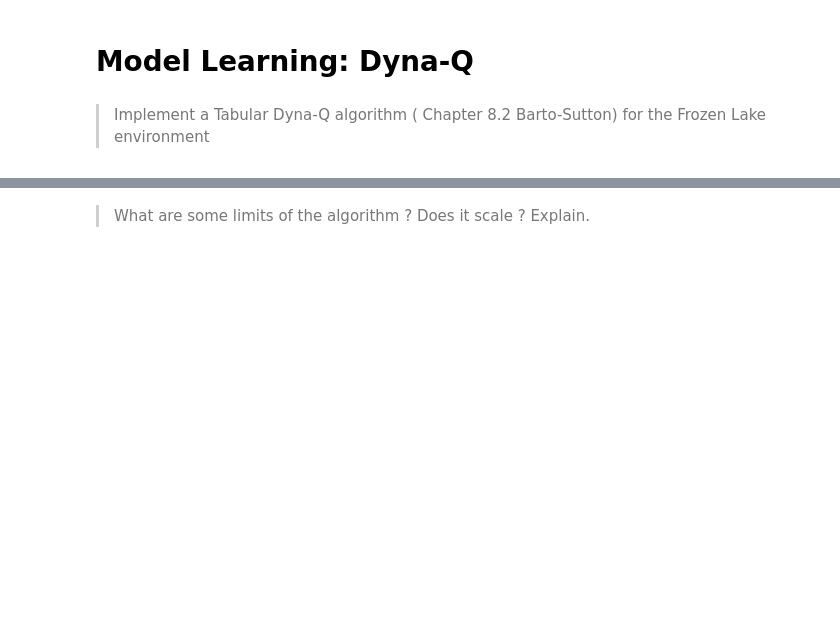
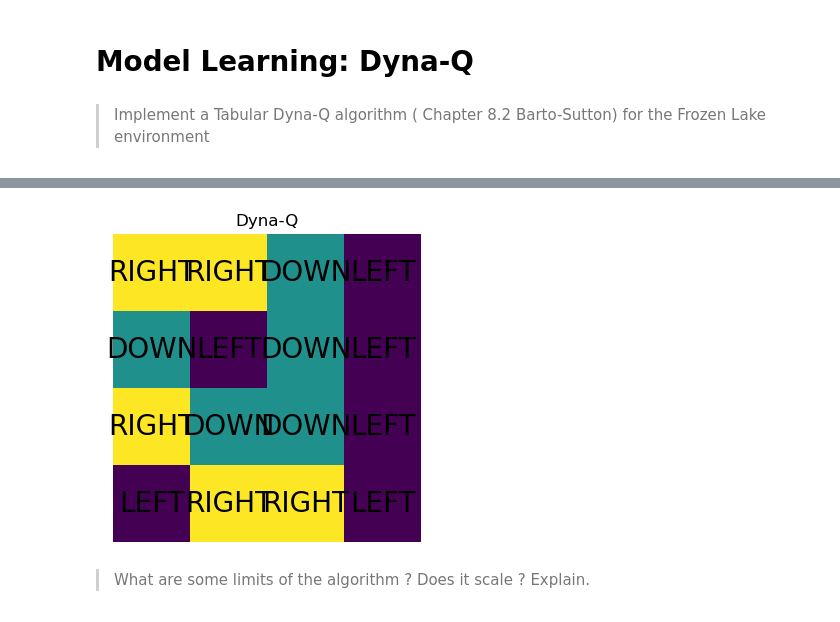
Before and after one commit to Dorin-D/m2-paris-saclay, a Jupyter notebook: reinforcement_learning/TP_3/TP_3.ipynb, the cells around one changed output, grey strips where cells are left out. Saved outputs shown, nothing was run; the diff lists cells and outputs as text; code cells hidden in the pictures; blank space fills up the shorter version.

```diff
--- a/reinforcement_learning/TP_3/TP_3.ipynb
+++ b/reinforcement_learning/TP_3/TP_3.ipynb
@@ -338,5 +523,24 @@ Planning on each iteration can be costly. You can speed things up drastically if
 > Implement a Tabular Dyna-Q algorithm ( Chapter 8.2 Barto-Sutton) for the Frozen Lake environment
 # %% [markdown]
 !["Description of Dyna Algorithm"](dyna.png)
+# %%
+#frozen lake ID_to_action
+id_to_action = {
+    None: "ORIGIN",
+    0: "LEFT",
+    1: "DOWN",
+    2: "RIGHT",
+    3: "UP",
+}
+# %%
+# display the agent's policy for every state
+def display_policy(q, id_to_action, title, figsize=(4, 4)):
+    plt.figure(figsize=figsize)
+    plt.title(title)
+    plt.imshow(np.argmax(q, axis=-1).reshape(4, 4))
+    for (j, i), label in np.ndenumerate(np.argmax(q, axis=-1).reshape(4, 4)):
+        plt.text(i, j, id_to_action[label], ha='center', va='center', fontsize=20)
+    plt.axis('off')
+    plt.show()
 # %%
 class DynaAgent:
@@ -371,0 +593,19 @@ class DynaAgent:
+# %%
+env = utils.WithSnapshots(gym.make("FrozenLake-v1",map_name="4x4",
+                             render_mode="ansi",
+                             max_episode_steps=500,
+                             is_slippery=False),)
+n_actions = env.action_space.n
+epsilon = 0.1
+alpha = 0.1
+gamma = 0.99
+agent = DynaAgent(env, epsilon, alpha, gamma)
+n_steps = 50
+for i in range(1000):
+    action = agent.choose()
+    reward,is_done, current_state, action, reward, next_state = agent.observe(action)
+    agent.update_model(current_state, action, reward, next_state)
+    if not is_done:
+        agent.planning(n_steps)
+    if is_done:
+        agent.current_state = env.reset()[0]
@@ -372,3 +648,8 @@ class DynaAgent:
+# %%
+# display
+display_policy(agent.q, id_to_action, title="Dyna-Q")
+# %% [output]
+[figure, added]
 # %% [markdown]
 > What are some limits of the algorithm ? Does it scale ? Explain.
 # %% [markdown]
```
Also changed, not shown: parts of 21 cells of this notebook, 16 other files.
